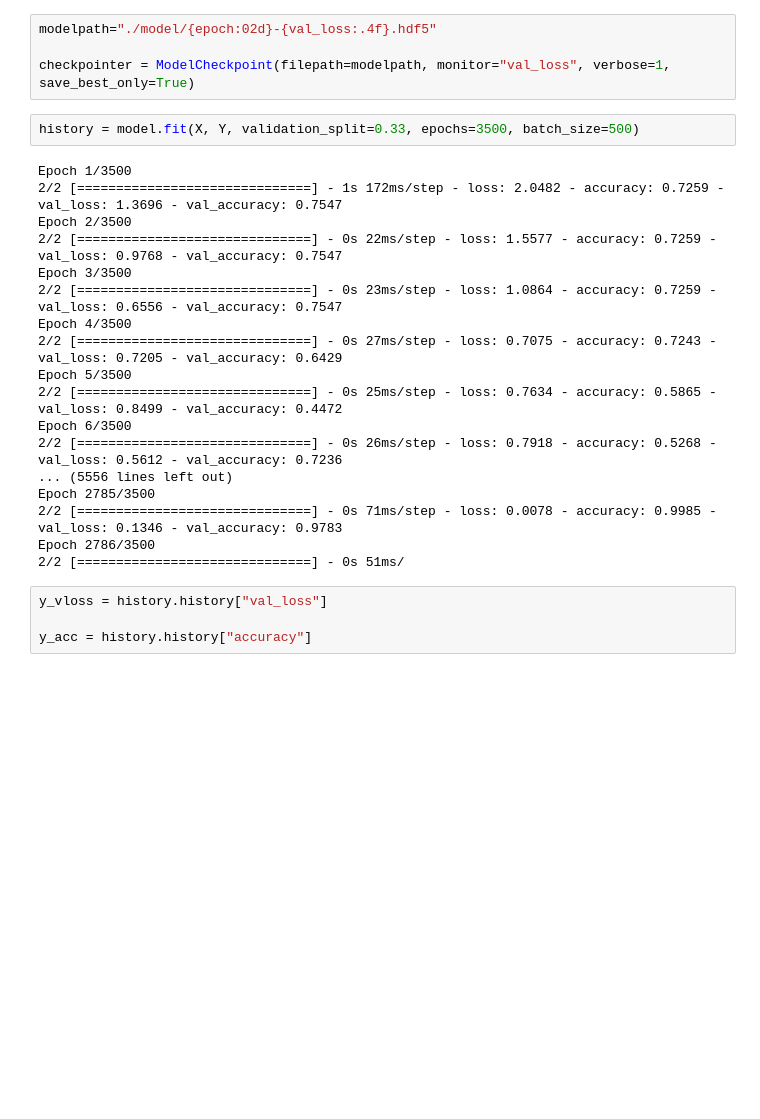
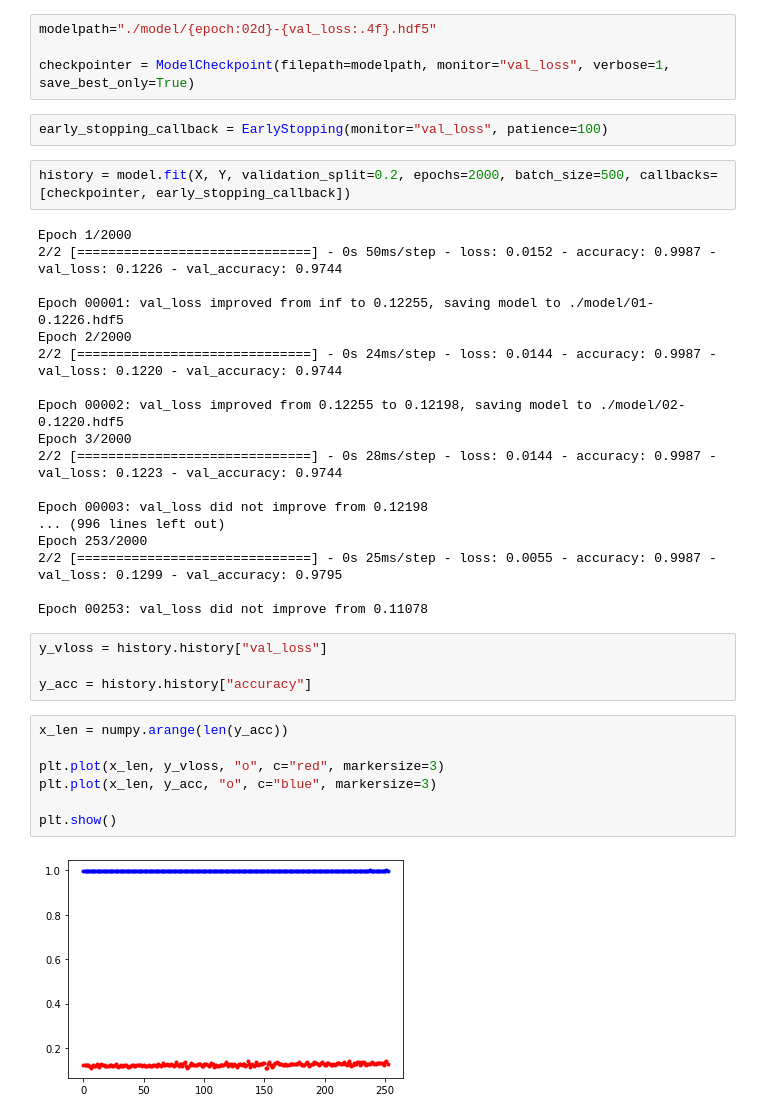
Before and after one commit to yoonhero/everyone_deeplearning_study, a Jupyter notebook: 14_best_model/best_model.ipynb, the cells around one changed output. Drawn from its saved outputs; the diff is of its cells as text; blank space fills up the shorter version.

Commit message:
#14 best model part2

```diff
--- a/14_best_model/best_model.ipynb
+++ b/14_best_model/best_model.ipynb
@@ -50,27 +50,38 @@ if not os.path.exists(MODEL_DIR):
 modelpath="./model/{epoch:02d}-{val_loss:.4f}.hdf5"
 
 checkpointer = ModelCheckpoint(filepath=modelpath, monitor="val_loss", verbose=1, save_best_only=True)
+# %%
+early_stopping_callback = EarlyStopping(monitor="val_loss", patience=100)
 # %%
-history = model.fit(X, Y, validation_split=0.33, epochs=3500, batch_size=500)
+history = model.fit(X, Y, validation_split=0.2, epochs=2000, batch_size=500, callbacks=[checkpointer, early_stopping_callback])
 # %% [output]
-Epoch 1/3500
-2/2 [==============================] - 1s 172ms/step - loss: 2.0482 - accuracy: 0.7259 - val_loss: 1.3696 - val_accuracy: 0.7547
-Epoch 2/3500
-2/2 [==============================] - 0s 22ms/step - loss: 1.5577 - accuracy: 0.7259 - val_loss: 0.9768 - val_accuracy: 0.7547
-Epoch 3/3500
-2/2 [==============================] - 0s 23ms/step - loss: 1.0864 - accuracy: 0.7259 - val_loss: 0.6556 - val_accuracy: 0.7547
-Epoch 4/3500
-2/2 [==============================] - 0s 27ms/step - loss: 0.7075 - accuracy: 0.7243 - val_loss: 0.7205 - val_accuracy: 0.6429
-Epoch 5/3500
-2/2 [==============================] - 0s 25ms/step - loss: 0.7634 - accuracy: 0.5865 - val_loss: 0.8499 - val_accuracy: 0.4472
-Epoch 6/3500
-2/2 [==============================] - 0s 26ms/step - loss: 0.7918 - accuracy: 0.5268 - val_loss: 0.5612 - val_accuracy: 0.7236
-... (5556 lines left out)
-Epoch 2785/3500
-2/2 [==============================] - 0s 71ms/step - loss: 0.0078 - accuracy: 0.9985 - val_loss: 0.1346 - val_accuracy: 0.9783
-Epoch 2786/3500
-2/2 [==============================] - 0s 51ms/
+Epoch 1/2000
+2/2 [==============================] - 0s 50ms/step - loss: 0.0152 - accuracy: 0.9987 - val_loss: 0.1226 - val_accuracy: 0.9744
+
+Epoch 00001: val_loss improved from inf to 0.12255, saving model to ./model/01-0.1226.hdf5
+Epoch 2/2000
+2/2 [==============================] - 0s 24ms/step - loss: 0.0144 - accuracy: 0.9987 - val_loss: 0.1220 - val_accuracy: 0.9744
+
+Epoch 00002: val_loss improved from 0.12255 to 0.12198, saving model to ./model/02-0.1220.hdf5
+Epoch 3/2000
+2/2 [==============================] - 0s 28ms/step - loss: 0.0144 - accuracy: 0.9987 - val_loss: 0.1223 - val_accuracy: 0.9744
+
+Epoch 00003: val_loss did not improve from 0.12198
+... (996 lines left out)
+Epoch 253/2000
+2/2 [==============================] - 0s 25ms/step - loss: 0.0055 - accuracy: 0.9987 - val_loss: 0.1299 - val_accuracy: 0.9795
+
+Epoch 00253: val_loss did not improve from 0.11078
 # %%
 y_vloss = history.history["val_loss"]
 
 y_acc = history.history["accuracy"]
+# %%
+x_len = numpy.arange(len(y_acc))
+
+plt.plot(x_len, y_vloss, "o", c="red", markersize=3)
+plt.plot(x_len, y_acc, "o", c="blue", markersize=3)
+
+plt.show()
+# %% [output]
+[figure, added]
```
Also changed, not shown: parts of 1 cell of this notebook, 13 other files.
